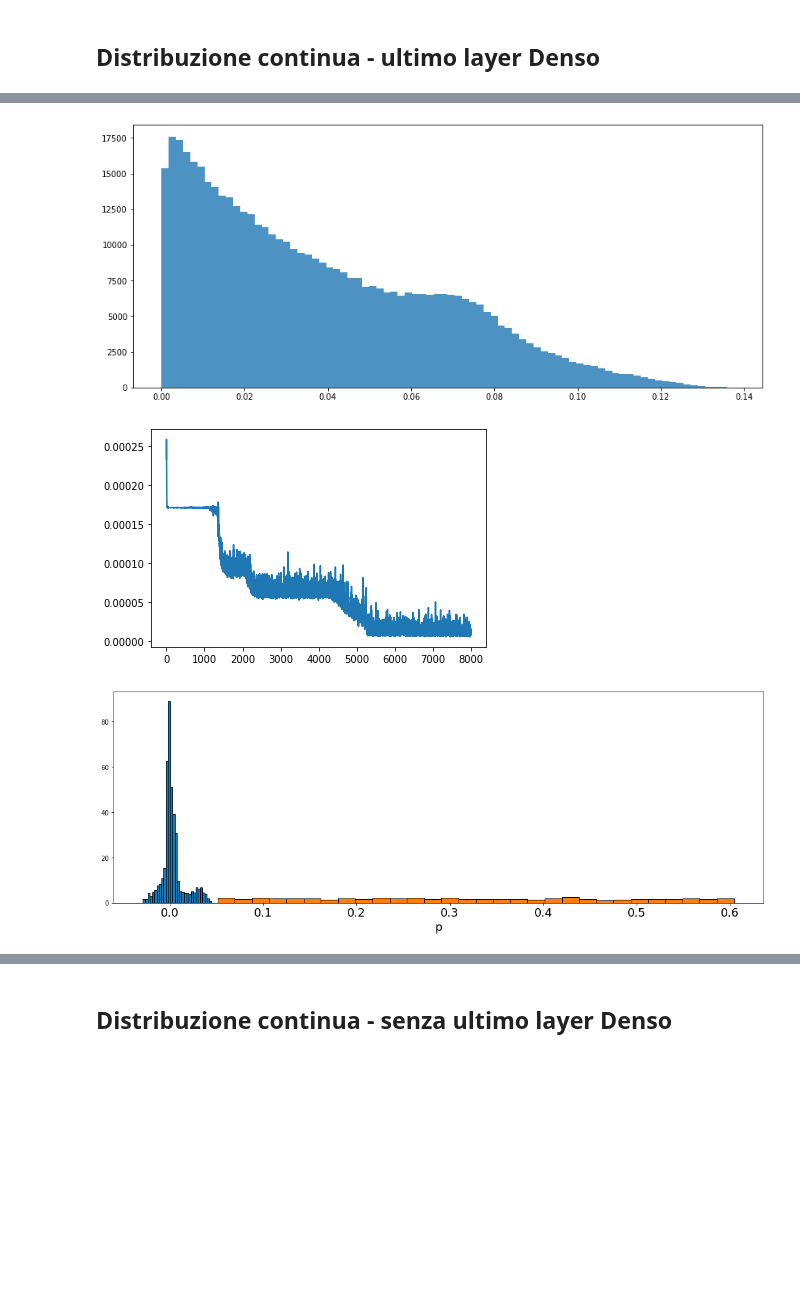
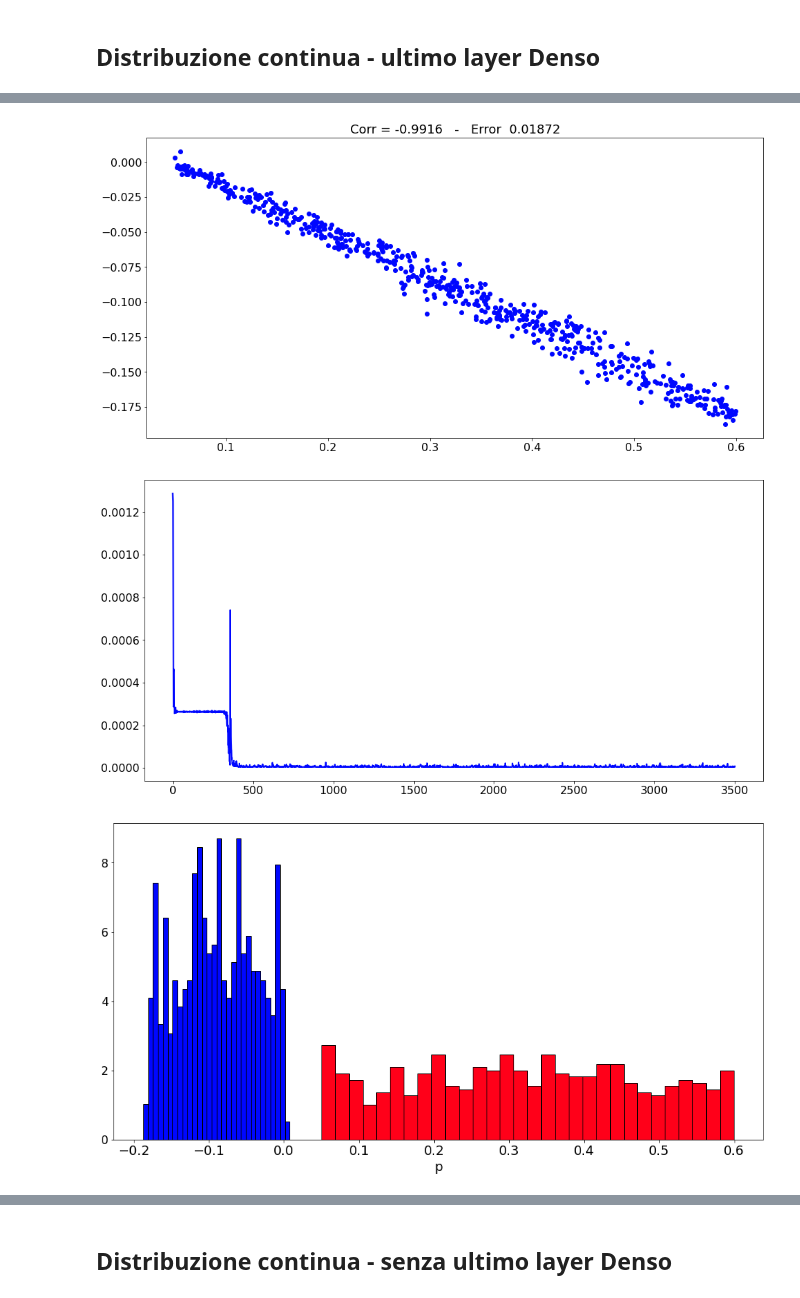
Before and after one commit to dandarm/Embednet, a Jupyter notebook: Embedding_dim.ipynb, the cells around one changed output, grey strips where cells are left out. Saved outputs shown, nothing was run; the diff lists cells and outputs as text; code cells hidden in the pictures; blank space fills up the shorter version.

```diff
--- a/Embedding_dim.ipynb
+++ b/Embedding_dim.ipynb
@@ -156,0 +147,6 @@ Epoch: 7999     Test loss: 1.0431876095632712e-05                FINE TRAINING
+# %%
+config_file = "configurations/regression3.yml"
+
+xp = Experiments(config_file, diz_trials=None, rootsave=rootsave)
+xp.just_train()
+embedding_class = xp.embedding()
@@ -157,8 +161,7 @@ Epoch: 7999     Test loss: 1.0431876095632712e-05                FINE TRAINING
 # %%
-embeddings = Embedding(embeddings_array, trainer.dataset, test_loss_list, config_c)
-num_emb_neurons = trainer.model.convs[-1].out_channels
-get_metrics(embeddings, num_emb_neurons)
-plt.plot(plot_wo_outliers(test_loss_list));
+num_emb_neurons = xp.trainer.model.convs[-1].out_channels
+plot_metrics(embedding_class, num_emb_neurons)
+plt.plot(xp.trainer.test_loss_list); #plot_wo_outliers
 # %% [output]
-[figure, old version]
+[figure, new version]
-[figure, old version]
+[figure, new version]
@@ -165,6 +171,6 @@ plt.plot(plot_wo_outliers(test_loss_list));
 # %%
-emb = embeddings.embeddings_array.flatten()
-lab = embeddings.embedding_labels
+emb = embedding_class.graph_embedding_array.flatten()
+lab = embedding_class.embedding_labels
 plot_dim1([emb, lab], bins=30, want_kde=False)
 # %% [output]
-[figure, old version]
+[figure, new version]
```
Also changed, not shown: parts of 140 cells of this notebook, 46 other files.
